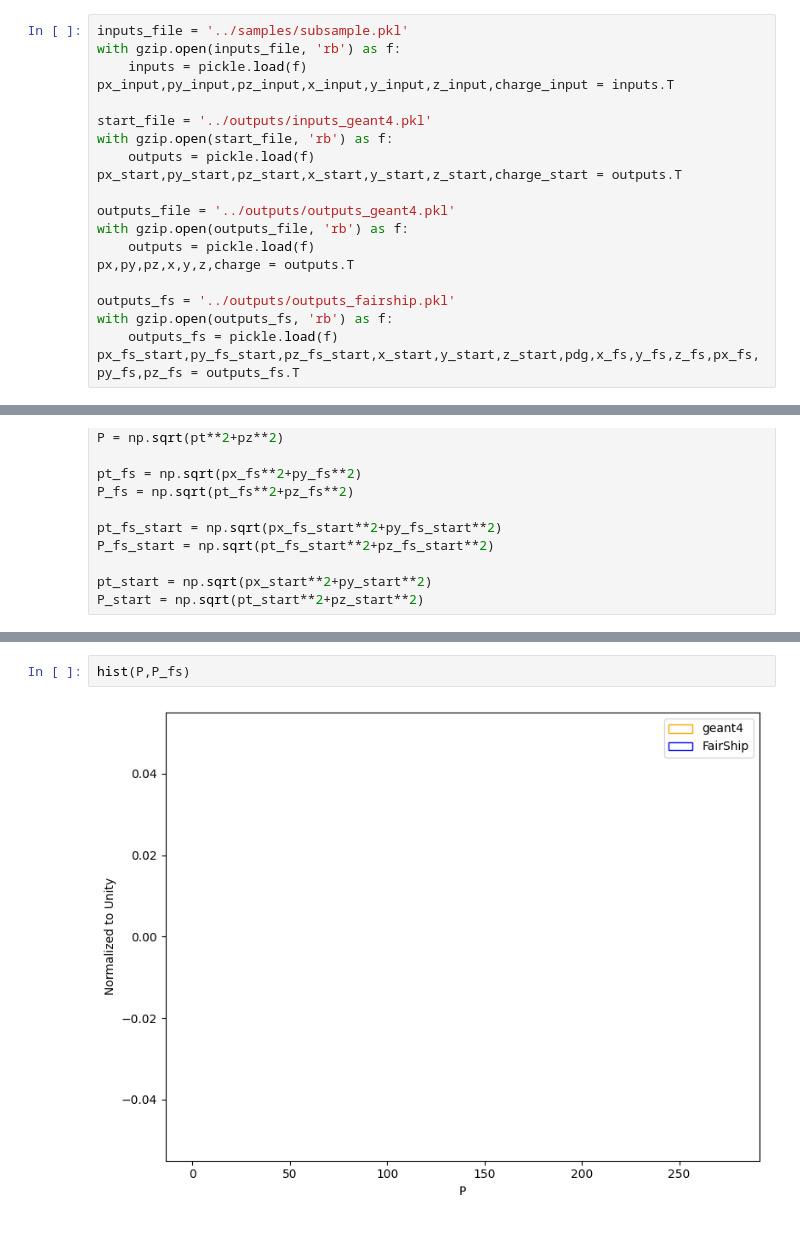
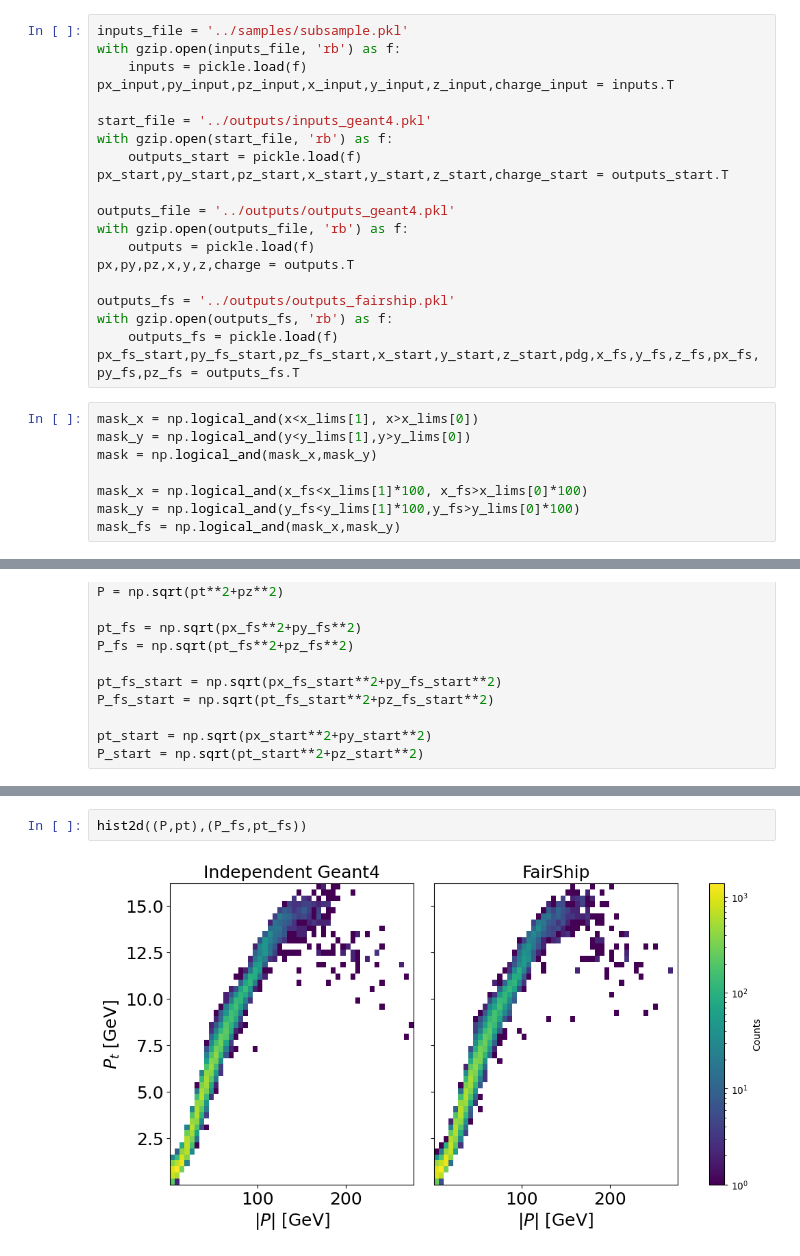
Before and after one commit to lfpc/fairship_simulation, a Jupyter notebook: scripts/analysis.ipynb, the cells around one changed output, grey strips where cells are left out. Saved outputs shown, nothing was run; the diff lists cells and outputs as text.

```diff
--- a/scripts/analysis.ipynb
+++ b/scripts/analysis.ipynb
@@ -42,8 +50,8 @@ px_input,py_input,pz_input,x_input,y_input,z_input,charge_input = inputs.T
 
 start_file = '../outputs/inputs_geant4.pkl'
 with gzip.open(start_file, 'rb') as f:
-    outputs = pickle.load(f)
-px_start,py_start,pz_start,x_start,y_start,z_start,charge_start = outputs.T
+    outputs_start = pickle.load(f)
+px_start,py_start,pz_start,x_start,y_start,z_start,charge_start = outputs_start.T
 
 outputs_file = '../outputs/outputs_geant4.pkl'
 with gzip.open(outputs_file, 'rb') as f:
@@ -54,3 +62,11 @@ outputs_fs = '../outputs/outputs_fairship.pkl'
 with gzip.open(outputs_fs, 'rb') as f:
     outputs_fs = pickle.load(f)
 px_fs_start,py_fs_start,pz_fs_start,x_start,y_start,z_start,pdg,x_fs,y_fs,z_fs,px_fs,py_fs,pz_fs = outputs_fs.T
+# %%
+mask_x = np.logical_and(x<x_lims[1], x>x_lims[0])
+mask_y = np.logical_and(y<y_lims[1],y>y_lims[0])
+mask = np.logical_and(mask_x,mask_y)
+
+mask_x = np.logical_and(x_fs<x_lims[1]*100, x_fs>x_lims[0]*100)
+mask_y = np.logical_and(y_fs<y_lims[1]*100,y_fs>y_lims[0]*100)
+mask_fs = np.logical_and(mask_x,mask_y)
@@ -158,4 +99,4 @@ plt.show()
 # %%
-hist(P,P_fs)
+hist2d((P,pt),(P_fs,pt_fs))
 # %% [output]
-[figure, old version]
+[figure, new version]
```
Also changed, not shown: parts of 20 cells of this notebook, 3 other files.
